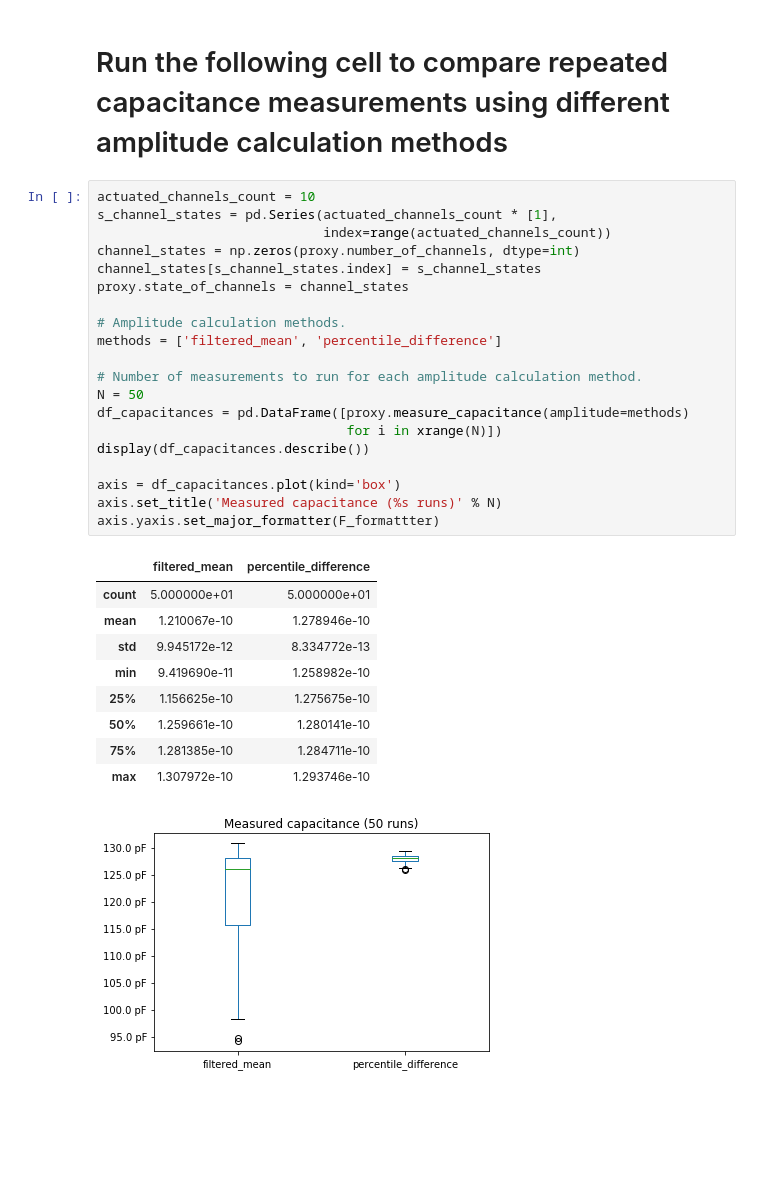
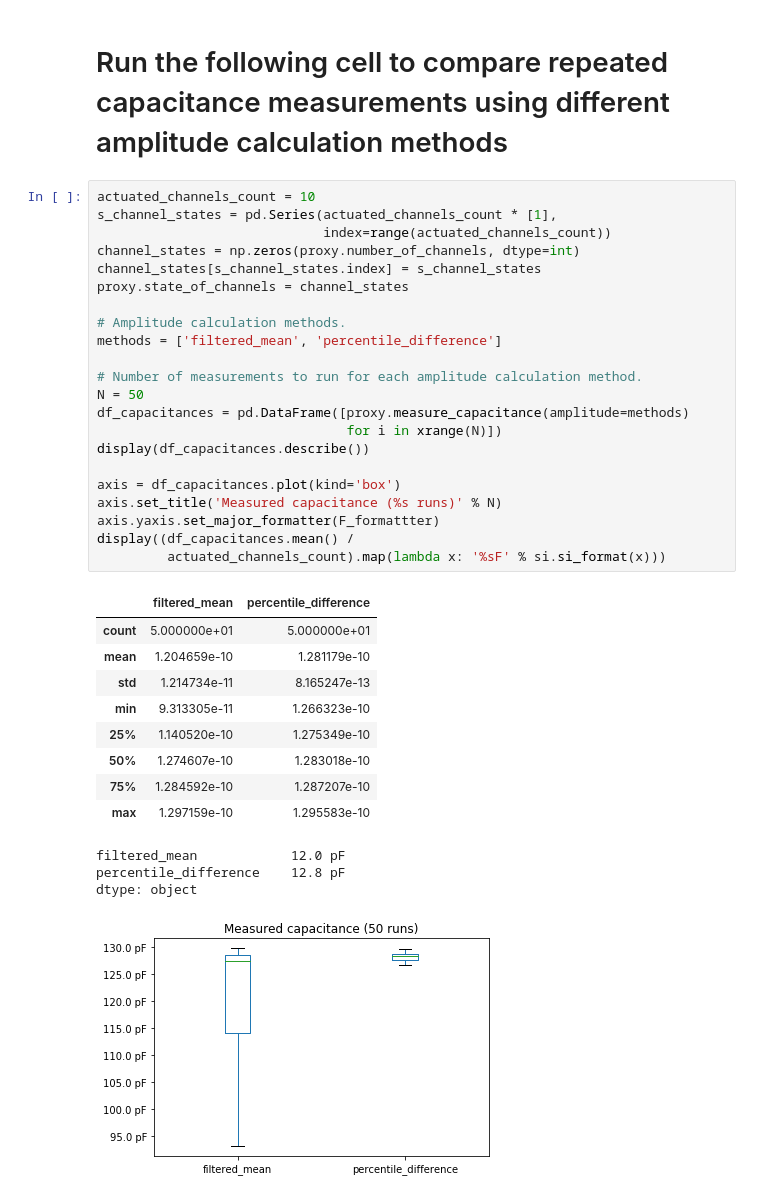
Before and after one commit to Blue-Ocean-Technologies-Inc/dropbot.py, a Jupyter notebook: dropbot/notebooks/Issue #25 - Compare filtered mean to percentile difference.ipynb, the cells around one changed output. Drawn from its saved outputs; the diff is of its cells as text; blank space fills up the shorter version.

Commit message:
feat(notebook): show mean normalized by channels
Display mean measured capacitance normalized by the number of actuated
channels.

```diff
--- a/dropbot/notebooks/Issue #25 - Compare filtered mean to percentile difference.ipynb
+++ b/dropbot/notebooks/Issue #25 - Compare filtered mean to percentile difference.ipynb
@@ -93,31 +93,36 @@ fig.tight_layout()
 # %%
 actuated_channels_count = 10
 s_channel_states = pd.Series(actuated_channels_count * [1],
                              index=range(actuated_channels_count))
 channel_states = np.zeros(proxy.number_of_channels, dtype=int)
 channel_states[s_channel_states.index] = s_channel_states
 proxy.state_of_channels = channel_states
 
 # Amplitude calculation methods.
 methods = ['filtered_mean', 'percentile_difference']
 
 # Number of measurements to run for each amplitude calculation method.
 N = 50
 df_capacitances = pd.DataFrame([proxy.measure_capacitance(amplitude=methods)
                                 for i in xrange(N)])
 display(df_capacitances.describe())
 
 axis = df_capacitances.plot(kind='box')
 axis.set_title('Measured capacitance (%s runs)' % N)
 axis.yaxis.set_major_formatter(F_formattter)
+display((df_capacitances.mean() /
+         actuated_channels_count).map(lambda x: '%sF' % si.si_format(x)))
 # %% [output]
 |  | filtered_mean | percentile_difference |
 | count | 5.000000e+01 | 5.000000e+01 |
-| mean | 1.210067e-10 | 1.278946e-10 |
-| std | 9.945172e-12 | 8.334772e-13 |
-| min | 9.419690e-11 | 1.258982e-10 |
-| 25% | 1.156625e-10 | 1.275675e-10 |
-| 50% | 1.259661e-10 | 1.280141e-10 |
-| 75% | 1.281385e-10 | 1.284711e-10 |
-| max | 1.307972e-10 | 1.293746e-10 |
+| mean | 1.204659e-10 | 1.281179e-10 |
+| std | 1.214734e-11 | 8.165247e-13 |
+| min | 9.313305e-11 | 1.266323e-10 |
+| 25% | 1.140520e-10 | 1.275349e-10 |
+| 50% | 1.274607e-10 | 1.283018e-10 |
+| 75% | 1.284592e-10 | 1.287207e-10 |
+| max | 1.297159e-10 | 1.295583e-10 |
+filtered_mean            12.0 pF
+percentile_difference    12.8 pF
+dtype: object
-[figure, old version]
+[figure, new version]
```
